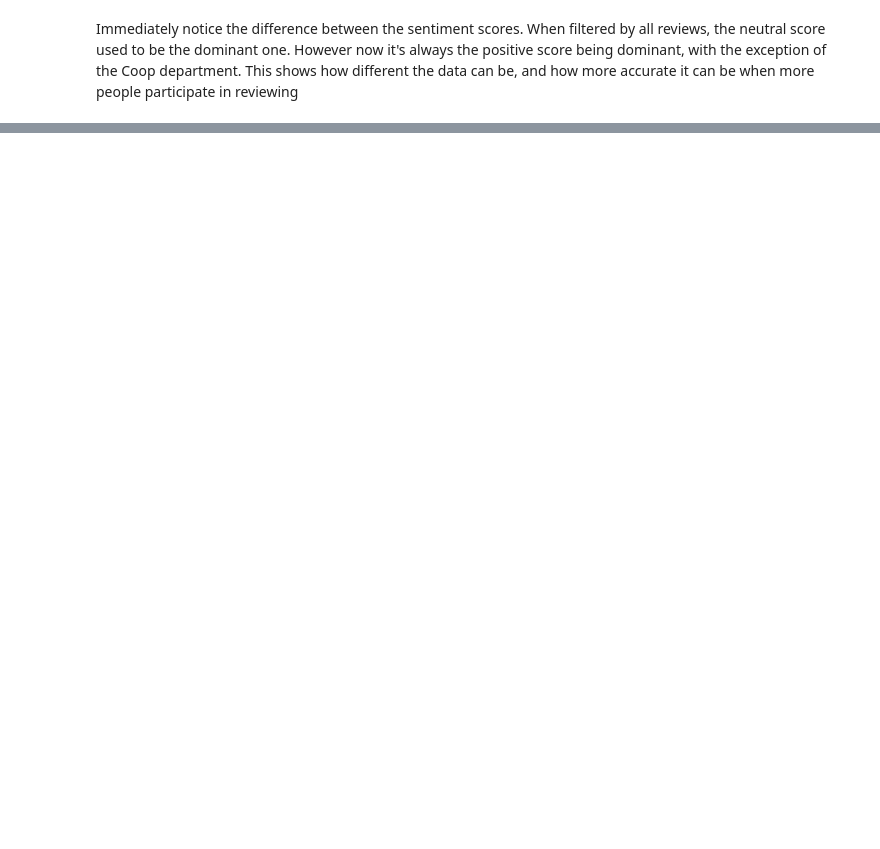
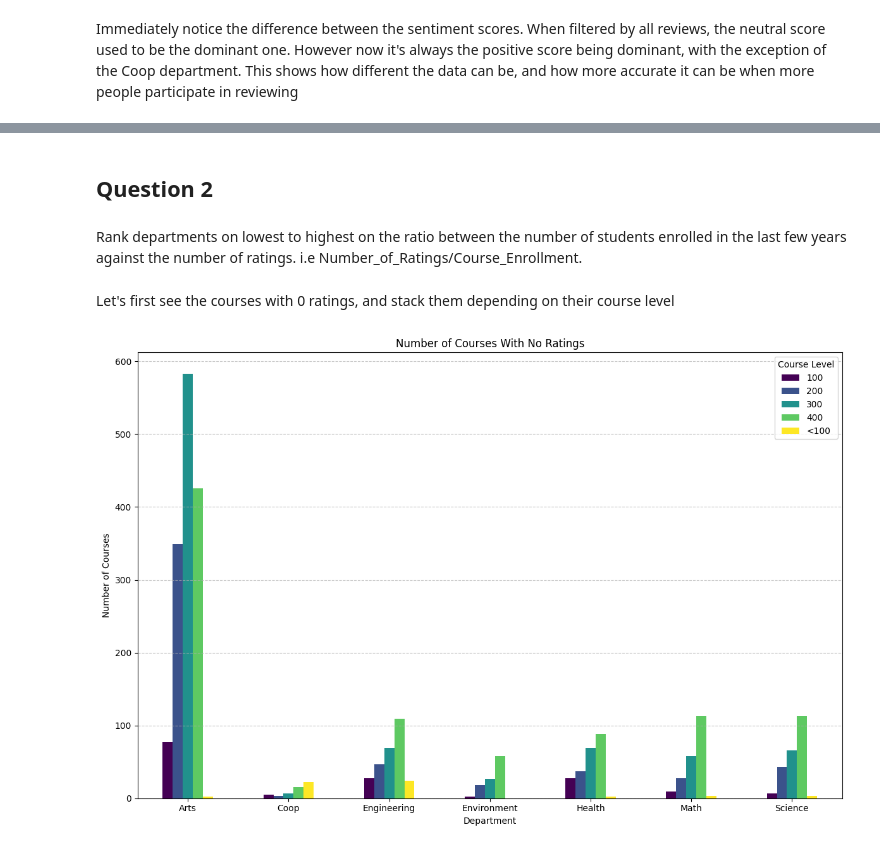
Before and after one commit to s2shams/UW-Course-Analysis, a Jupyter notebook: Data Visualization Final.ipynb, the cells around one changed output, grey strips where cells are left out. Saved outputs shown, nothing was run; the diff lists cells and outputs as text; code cells hidden in the pictures; blank space fills up the shorter version.

```diff
--- a/Data Visualization Final.ipynb
+++ b/Data Visualization Final.ipynb
@@ -156,0 +154,22 @@ undergrad_data[undergrad_data["Number_of_Ratings"] > 100].groupby("Department").
+# %% [markdown]
+## Question 2
+# %% [markdown]
+Rank departments on lowest to highest on the ratio between the number of students enrolled in the last few years against the number of ratings. i.e Number_of_Ratings/Course_Enrollment.
+# %% [markdown]
+Let's first see the courses with 0 ratings, and stack them depending on their course level
+# %%
+df_0 = course_df[(course_df["Number_of_Ratings"] == 0) & (course_df["Course_Level"].isin(["<100", "100", "200", "300", "400"]))]
+aggregated_data = df_0.groupby(['Department', 'Course_Level']).size().unstack(fill_value=0)
+
+ax = aggregated_data.plot(kind='bar', stacked=False, figsize=(12, 8), colormap='viridis')
+
+plt.title("Number of Courses With No Ratings")
+plt.xlabel('Department')
+plt.ylabel('Number of Courses')
+plt.xticks(rotation=0)
+plt.legend(title='Course Level')
+plt.grid(axis='y', linestyle='--', alpha=0.7)
+plt.tight_layout()
+plt.show()
+# %% [output]
+[figure, added]
```
Also changed, not shown: parts of 19 cells of this notebook.
